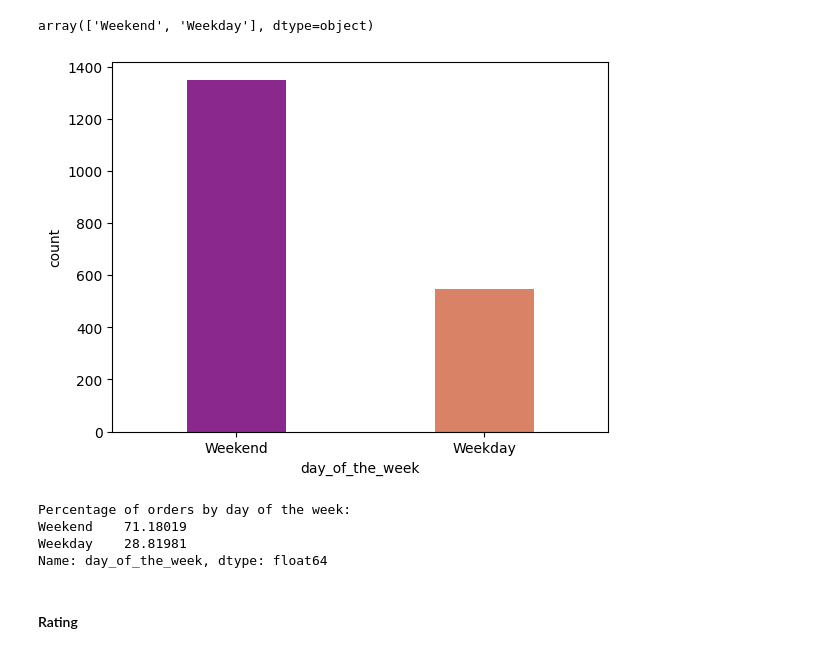
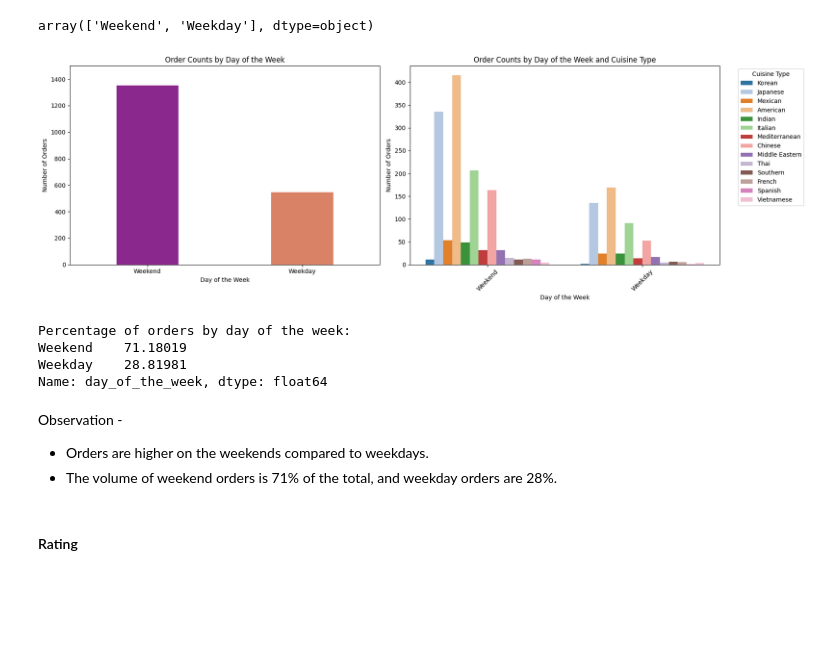
Before and after one commit to RashmiJK/PGP-AIML-FoodHub-EDA, a Jupyter notebook: Learner_Notebook_LC.ipynb, the cells around one changed output. Drawn from its saved outputs; the diff is of its cells as text; code cells hidden in the pictures; blank space fills up the shorter version.

```diff
--- a/Learner_Notebook_LC.ipynb
+++ b/Learner_Notebook_LC.ipynb
@@ -389,11 +389,31 @@ Observation -
 df['day_of_the_week'].unique() ## Complete the code to check unique values for the 'day_of_the_week' column
 # %% [output]
 array(['Weekend', 'Weekday'], dtype=object)
-# %%
-sns.countplot(data = df, x = 'day_of_the_week', palette = 'plasma', hue='day_of_the_week', legend=False, width = 0.4)
-plt.show()
-# %% [output]
-[figure, removed]
+# %%
+## Create countplots for day of the week side-by-side
+plt.figure(figsize = (18, 6)) # Adjust figure size to accommodate two plots
+
+# Subplot 1: Day of the week countplot
+plt.subplot(1, 2, 1) # 1 row, 2 columns, first plot
+sns.countplot(data = df, x = 'day_of_the_week', palette = 'plasma', hue='day_of_the_week', legend=False, width = 0.4)
+plt.title('Order Counts by Day of the Week') # Add a title for clarity
+plt.xlabel('Day of the Week')
+plt.ylabel('Number of Orders')
+plt.ylim(0, 1500) # Set a consistent y-limit for comparison if needed
+
+# Subplot 2: Day of the week countplot with cuisine type hue
+plt.subplot(1, 2, 2) # 1 row, 2 columns, second plot
+sns.countplot(data = df, x = 'day_of_the_week', hue = 'cuisine_type', palette = 'tab20') # Add hue
+plt.xticks(rotation = 45) # Rotate x-axis labels if they overlap due to hue
+plt.title('Order Counts by Day of the Week and Cuisine Type') # Add a title for clarity
+plt.xlabel('Day of the Week')
+plt.ylabel('Number of Orders')
+plt.legend(title='Cuisine Type', bbox_to_anchor=(1.05, 1), loc='upper left') # Move legend outside the plot
+plt.tight_layout() # Adjust layout to prevent overlapping
+
+plt.show()
+# %% [output]
+[figure, added]
 # %%
 # Get the value counts for 'day_of_the_week'
 day_counts = df['day_of_the_week'].value_counts()
@@ -411,6 +431,10 @@ Percentage of orders by day of the week:
 Weekend    71.18019
 Weekday    28.81981
 Name: day_of_the_week, dtype: float64
+# %% [markdown]
+Observation -
+* Orders are higher on the weekends compared to weekdays.
+* The volume of weekend orders is 71% of the total, and weekday orders are 28%.
 # %% [markdown]
 #### Rating
 # %%
```
